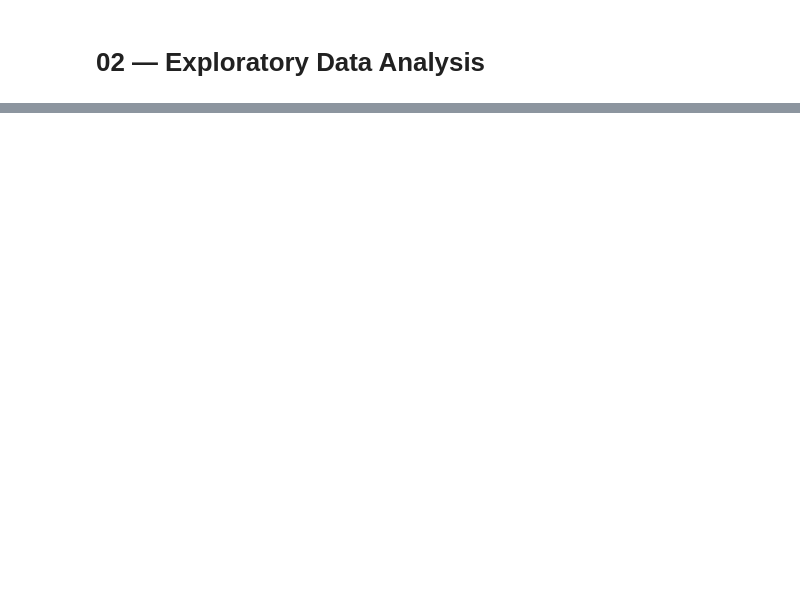
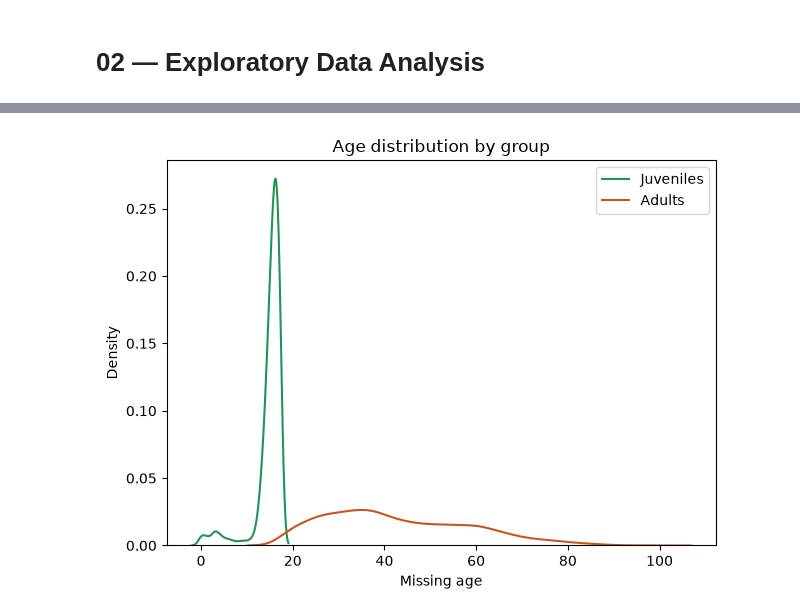
Before and after one commit to BradyHerwig/NamUs_Missing, a Jupyter notebook: notebooks/02_eda.ipynb, the cells around one changed output, grey strips where cells are left out. Drawn from its saved outputs; the diff is of its cells as text; code cells hidden in the pictures; blank space fills up the shorter version.

```diff
--- a/notebooks/02_eda.ipynb
+++ b/notebooks/02_eda.ipynb
@@ -24,0 +67,20 @@ namus_data.describe(include='all')
+# %%
+sns.kdeplot(data=juveniles,
+            x="missing_age",
+            label="Juveniles",
+            color="#239354"
+)
+
+sns.kdeplot(data=adults,
+            x="missing_age",
+            label="Adults",
+            color="#C8541E"
+)
+plt.xlabel("Missing age")
+plt.ylabel("Density")
+plt.title("Age distribution by group")
+plt.legend()
+plt.tight_layout()
+plt.show()
+# %% [output]
+[figure, added]
```
Also changed, not shown: parts of 12 cells of this notebook.
